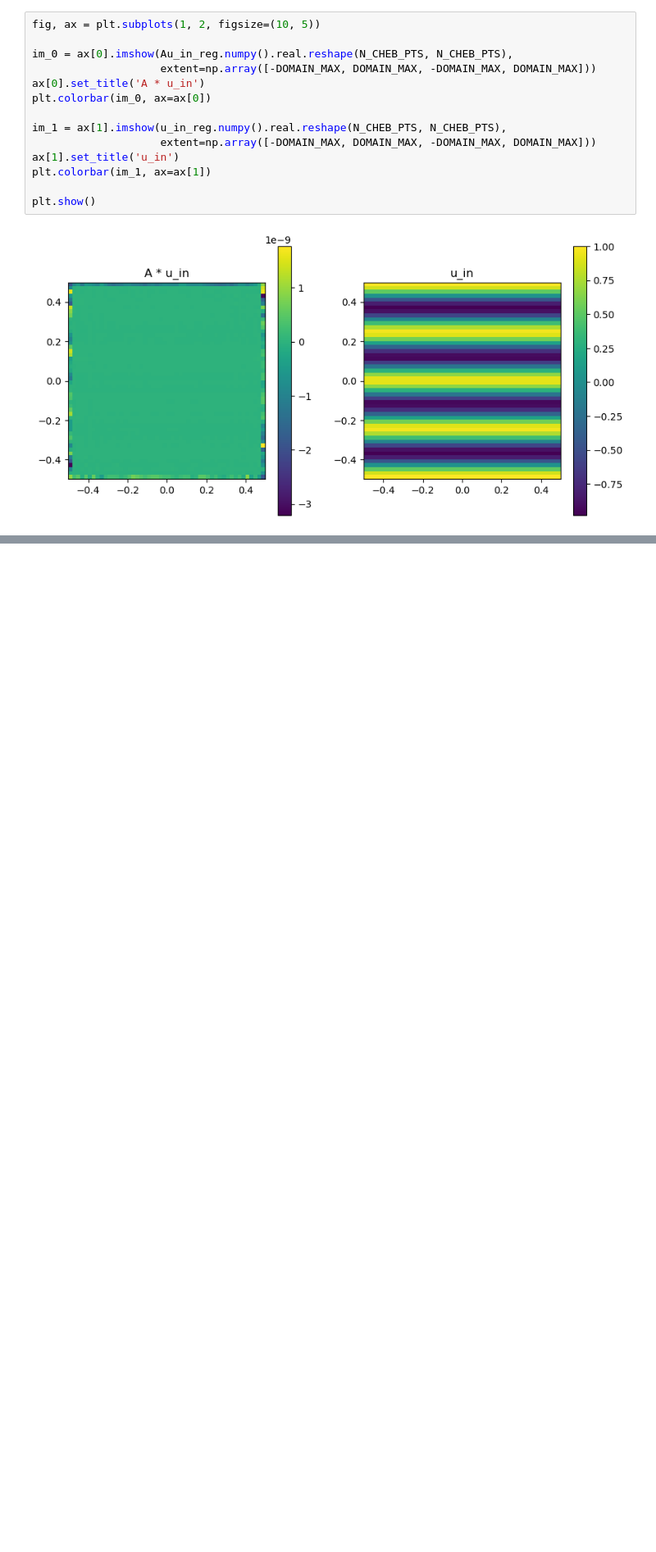
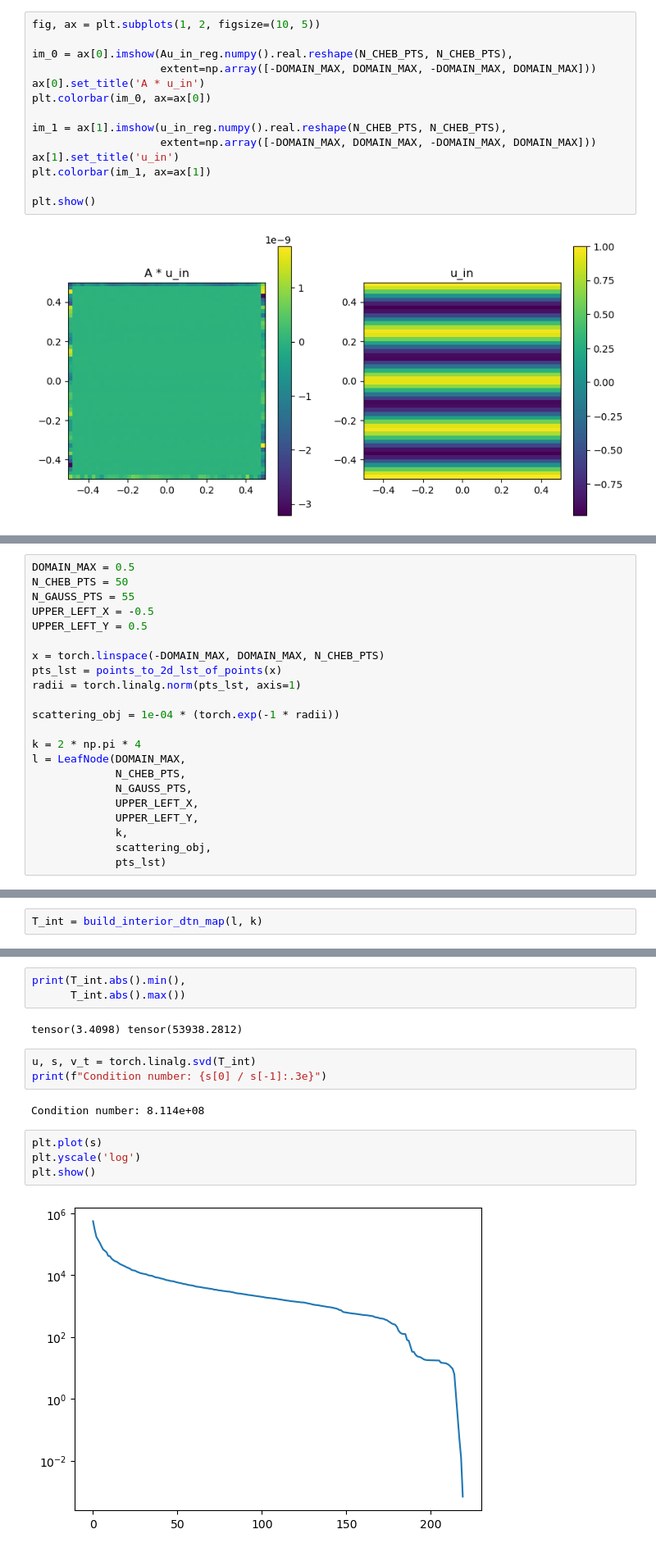
Before and after one commit to meliao/helmholtz_solvers, a Jupyter notebook: checks/local_solution.ipynb, the cells around one changed output, grey strips where cells are left out. Shown at 82% size. Drawn from its saved outputs; the diff is of its cells as text; blank space fills up the shorter version.

```diff
--- a/checks/local_solution.ipynb
+++ b/checks/local_solution.ipynb
@@ -140,0 +134,22 @@ plt.show()
+# %%
+DOMAIN_MAX = 0.5
+N_CHEB_PTS = 50
+N_GAUSS_PTS = 55
+UPPER_LEFT_X = -0.5
+UPPER_LEFT_Y = 0.5
+
+x = torch.linspace(-DOMAIN_MAX, DOMAIN_MAX, N_CHEB_PTS)
+pts_lst = points_to_2d_lst_of_points(x)
+radii = torch.linalg.norm(pts_lst, axis=1)
+
+scattering_obj = 1e-04 * (torch.exp(-1 * radii))
+
+k = 2 * np.pi * 4
+l = LeafNode(DOMAIN_MAX,
+             N_CHEB_PTS,
+             N_GAUSS_PTS,
+             UPPER_LEFT_X,
+             UPPER_LEFT_Y,
+             k,
+             scattering_obj,
+             pts_lst)
@@ -140,0 +160,2 @@ plt.show()
+# %%
+T_int = build_interior_dtn_map(l, k)
@@ -140,0 +166,16 @@ plt.show()
+# %%
+print(T_int.abs().min(),
+      T_int.abs().max())
+# %% [output]
+tensor(3.4098) tensor(53938.2812)
+# %%
+u, s, v_t = torch.linalg.svd(T_int)
+print(f"Condition number: {s[0] / s[-1]:.3e}")
+# %% [output]
+Condition number: 8.114e+08
+# %%
+plt.plot(s)
+plt.yscale('log')
+plt.show()
+# %% [output]
+[figure, added]
```
Also changed, not shown: parts of 13 cells of this notebook, 8 other files.
